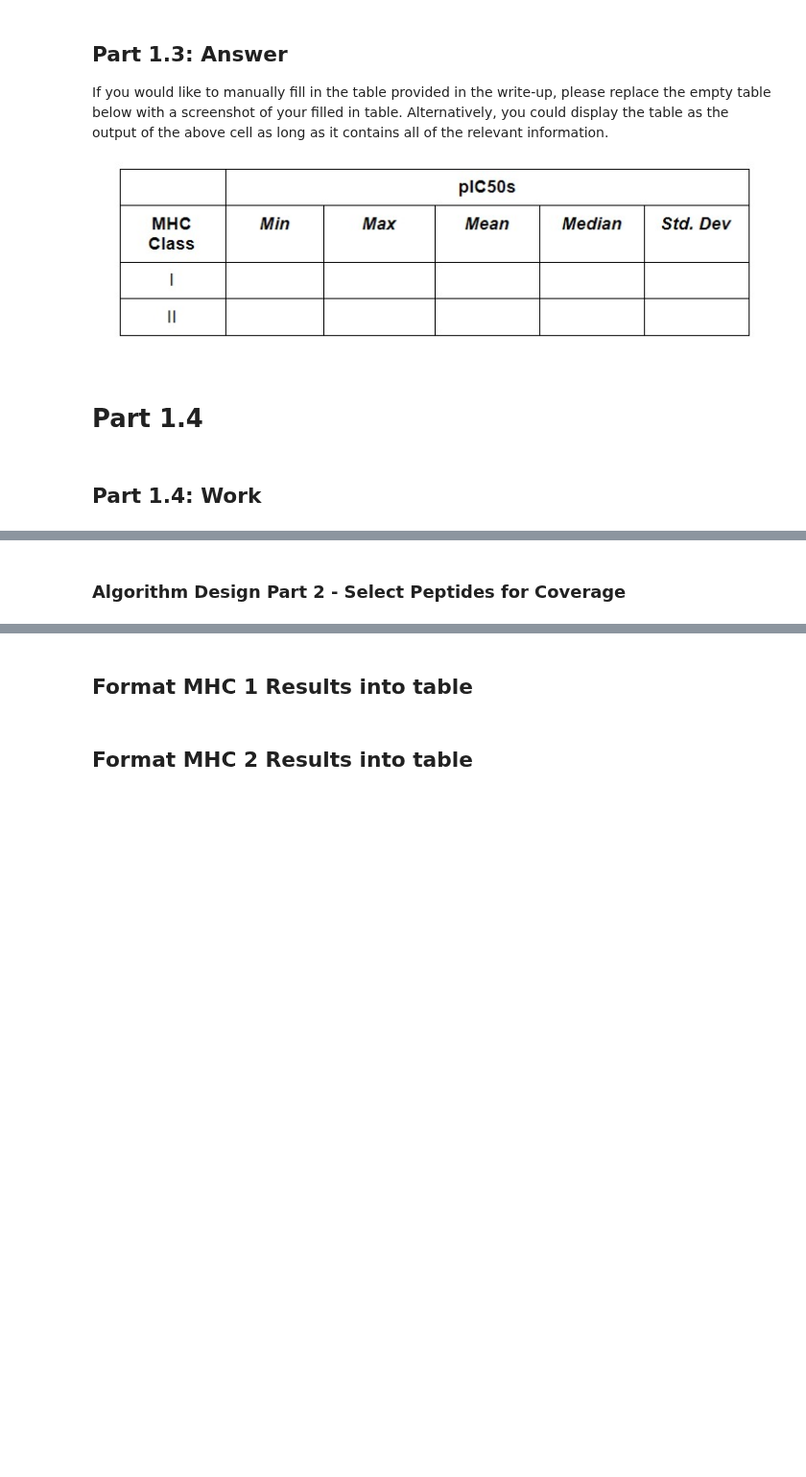
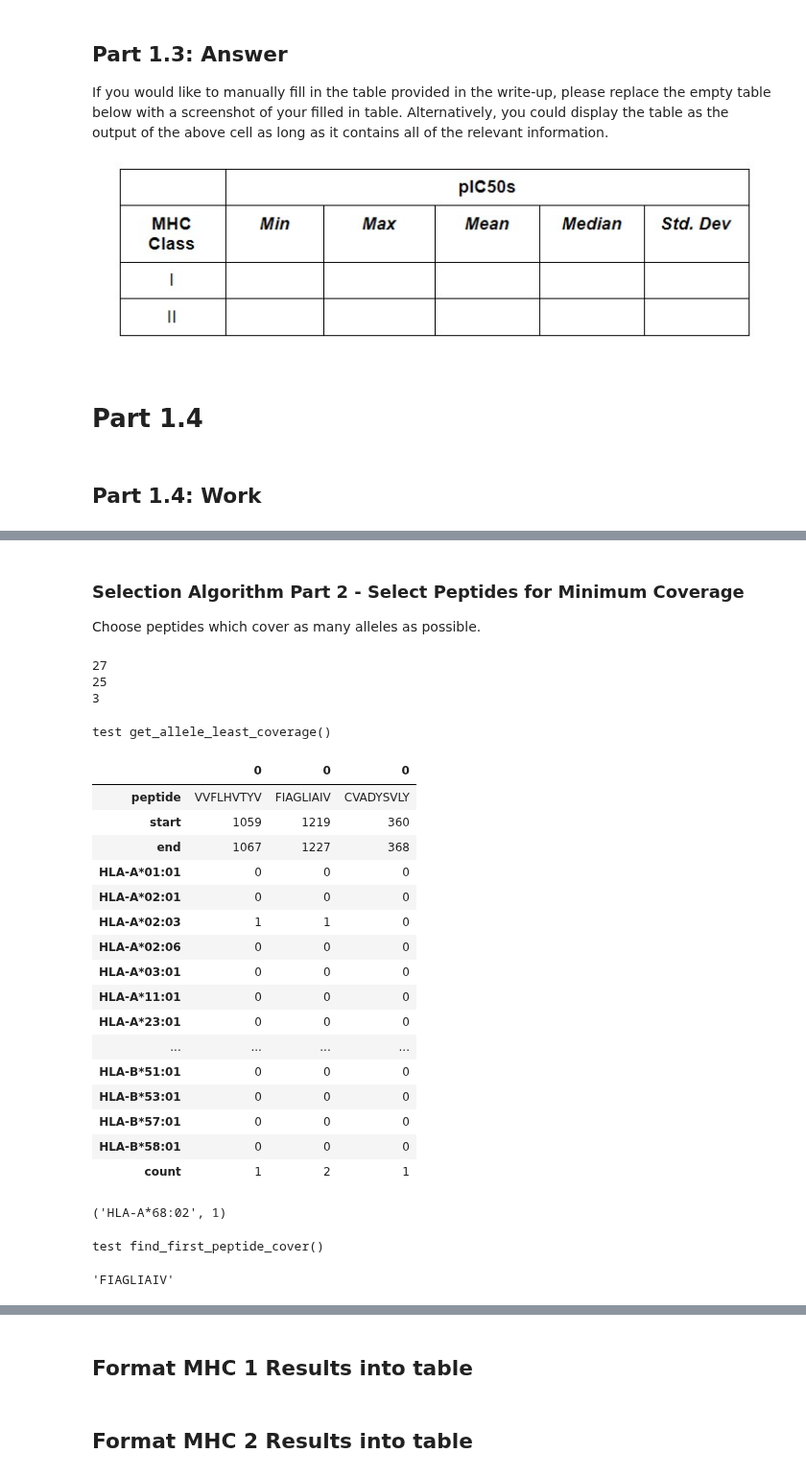
Before and after one commit to ryanquinnnelson/CMU-02718-HW5, a Jupyter notebook: 02_518_02_718_HW_5_ryann.ipynb, the cells around one changed output, grey strips where cells are left out. Shown at 96% size. Drawn from its saved outputs; the diff is of its cells as text; code cells hidden in the pictures; blank space fills up the shorter version.

```diff
--- a/02_518_02_718_HW_5_ryann.ipynb
+++ b/02_518_02_718_HW_5_ryann.ipynb
@@ -945,3 +950,0 @@ assert expected == actual,actual
-# %%
-for each in results_mhc1:
-    if
@@ -1013,13 +1066,12 @@ Create a DataFrame which lists each peptide alongside which alleles are covered
 # %%
-def get_list_above_p_min(predictions_list,p_min):
+def get_list_above_p_min(predictions,p_min):
     '''
-    Returns a list of peptides which have a pIC50 value
-    above p_min.
+    Returns a list of predictions which have a pIC50 value above p_min.
     '''
 
     results = []
 
-    for prediction in predictions_list:
+    for prediction in predictions:
         pIC50 = prediction[4]
         if pIC50 >= p_min:
             results.append(prediction)
@@ -1124,10 +1176,10 @@ def get_peptide_coverage_df(predictions_list,p_min,alleles):
     '''
     above = get_list_above_p_min(predictions_list,p_min)
     if len(above) > 0:
-        d = get_peptide_coverage_dict(above)
-        df = build_peptide_coverage_df(d, alleles)
+        p_dict = get_peptide_coverage_dict(above)
+        df = build_peptide_coverage_df(p_dict, alleles)
     else:
-        df = pd.DataFrame()
+        df = pd.DataFrame() # empty DataFrame
     return df
 # %%
 print('get_list_above_p_min()')
@@ -1171,8 +1258,8 @@ df_coverage_test
 # %%
 print('test get_peptide_coverage_df()')
 
-df_coverage_test = get_peptide_coverage_df(results_mhc1,8.0,class_i_list)
-print(len(df_coverage_test))
+test_coverage_df = get_peptide_coverage_df(results_mhc1,10.0,class_i_list)
+print(len(test_coverage_df))
 
-df_coverage_test = get_peptide_coverage_df(results_mhc1,6.0,class_i_list)
-df_coverage_test
+test_coverage_df = get_peptide_coverage_df(results_mhc1,9.0,class_i_list)
+test_coverage_df
@@ -1186,9 +1274,17 @@ df_coverage_test[df_coverage_test['peptide']=='CVADYSVLY'].T
 # %% [markdown]
-### Algorithm Design Part 2 - Select Peptides for Coverage
+### Selection Algorithm Part 2 - Select Peptides for Minimum Coverage
+Choose peptides which cover as many alleles as possible.
 # %%
 # check coverage of alleles mhc 1
-df_coverage_mhc1 = get_peptide_coverage_df(results_mhc1,6.0,class_i_list)
-a = pd.DataFrame(df_coverage_mhc1.drop(['peptide','start','end','count'],axis=1).sum(axis=0).sort_values(),columns=['total']).reset_index()
-a.rename(columns={'index':'HLA Allele'})
+
+for p_min in [3.0,6.0,9.0]:
+    mhc1_coverage_df = get_peptide_coverage_df(results_mhc1,p_min,class_i_list)
+    a = pd.DataFrame(mhc1_coverage_df.drop(['peptide','start','end','count'],axis=1).sum(axis=0).sort_values(),columns=['total']).reset_index()
+    a.rename(columns={'index':'HLA Allele'})
+    print(a[a['total'] > 0].shape[0])
+# %% [output]
+27
+25
+3
 # %%
 # check coverage of alleles mhc 2
@@ -1227,9 +1326,30 @@ def get_allele_least_coverage(df_coverage,uncovered):
     return (allele,total)
 # %%
 print('test get_allele_least_coverage()')
-df_coverage_test.head().T
+test_coverage_df.head().T
+# %% [output]
+test get_allele_least_coverage()
+|  | 0 | 0 | 0 |
+| peptide | VVFLHVTYV | FIAGLIAIV | CVADYSVLY |
+| start | 1059 | 1219 | 360 |
+| end | 1067 | 1227 | 368 |
+| HLA-A*01:01 | 0 | 0 | 0 |
+| HLA-A*02:01 | 0 | 0 | 0 |
+| HLA-A*02:03 | 1 | 1 | 0 |
+| HLA-A*02:06 | 0 | 0 | 0 |
+| HLA-A*03:01 | 0 | 0 | 0 |
+| HLA-A*11:01 | 0 | 0 | 0 |
+| HLA-A*23:01 | 0 | 0 | 0 |
+| ... | ... | ... | ... |
+| HLA-B*51:01 | 0 | 0 | 0 |
+| HLA-B*53:01 | 0 | 0 | 0 |
+| HLA-B*57:01 | 0 | 0 | 0 |
+| HLA-B*58:01 | 0 | 0 | 0 |
+| count | 1 | 2 | 1 |
 # %%
-get_allele_least_coverage(df_coverage_test.head(),['HLA-A*68:01'])
+get_allele_least_coverage(test_coverage_df.head(),['HLA-A*02:06','HLA-A*02:03','HLA-A*68:02'])
+# %% [output]
+('HLA-A*68:02', 1)
 # %%
 def find_first_peptide_cover(df_coverage,allele):
     '''
@@ -1255,8 +1375,11 @@ def find_first_peptide_cover(df_coverage,allele):
 # %%
 print('test find_first_peptide_cover()')
 
-result = find_first_peptide_cover(df_coverage_test.head(),'HLA-A*02:01')
-result['peptide'][0]
+test_result = find_first_peptide_cover(test_coverage_df,'HLA-A*68:02')
+test_result['peptide'][0]
+# %% [output]
+test find_first_peptide_cover()
+'FIAGLIAIV'
 # %%
 def update_selected_peptides(peptide_dict, selected):
     '''
```
Also changed, not shown: parts of 42 cells of this notebook.
